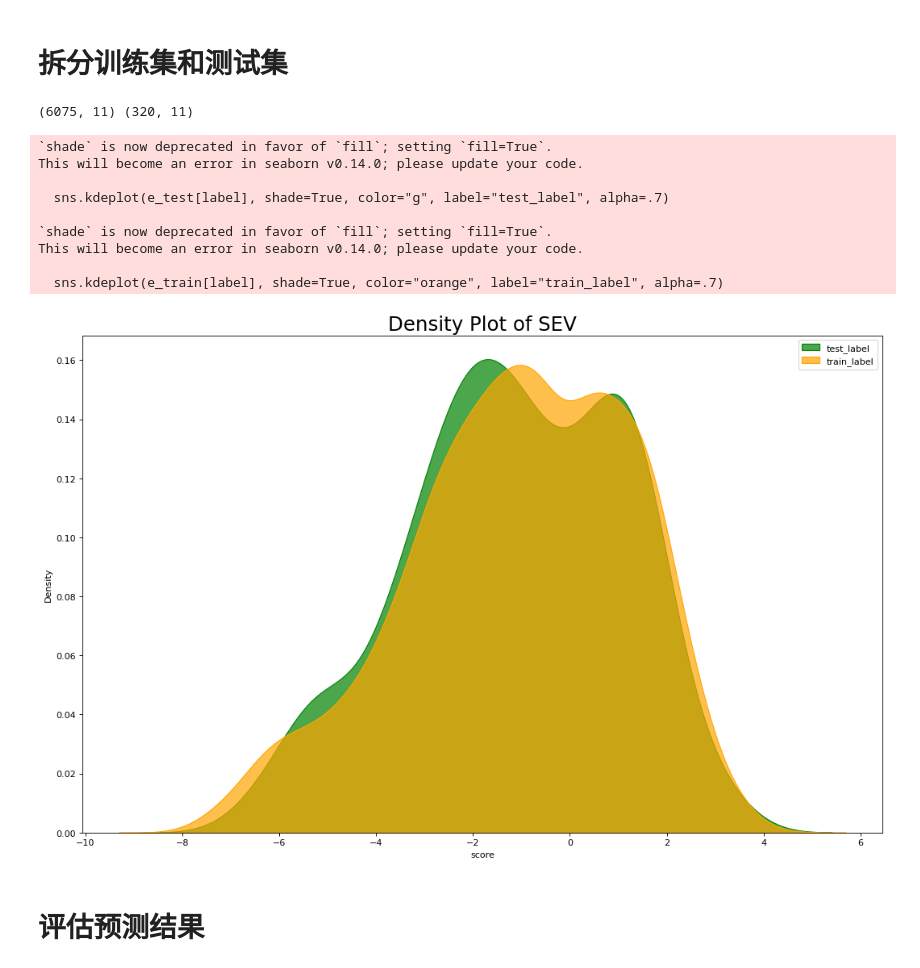
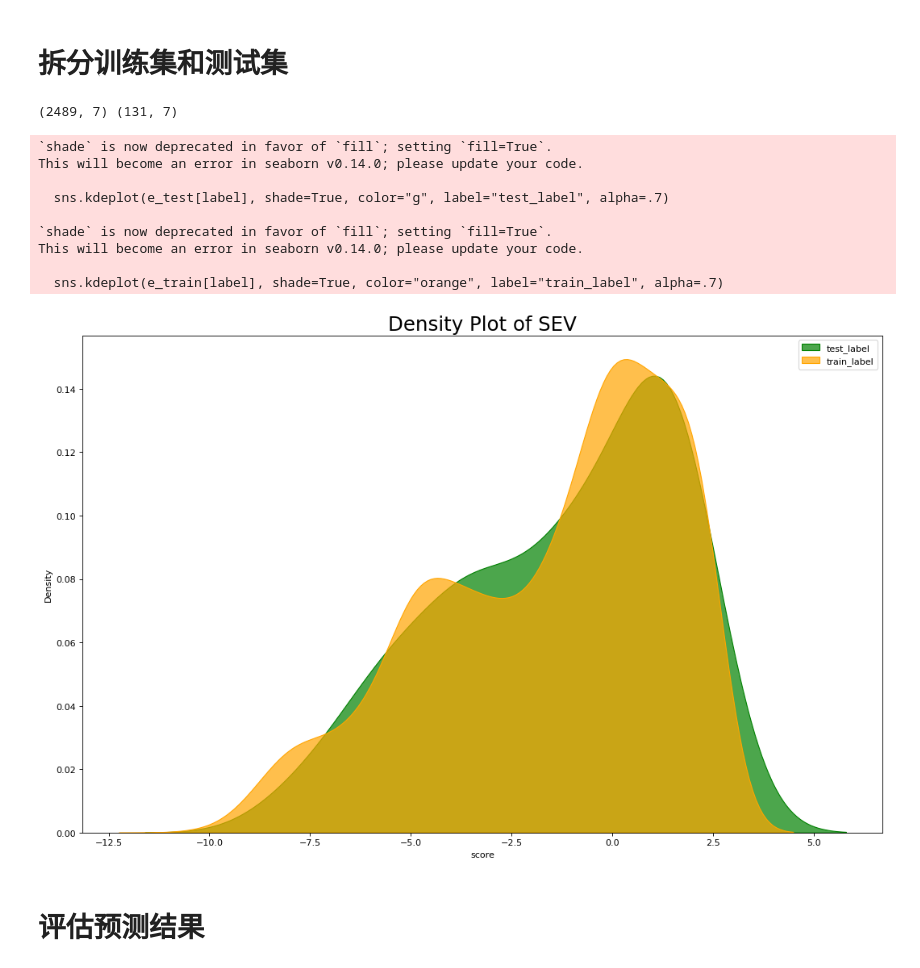
Before and after one commit to txdas/biotech, a Jupyter notebook: notebook/SEV_Promoter/1.preprocess.ipynb, the cells around one changed output. Saved outputs shown, nothing was run; the diff lists cells and outputs as text; code cells hidden in the pictures.

```diff
--- a/notebook/SEV_Promoter/1.preprocess.ipynb
+++ b/notebook/SEV_Promoter/1.preprocess.ipynb
@@ -7,58 +7,55 @@ import matplotlib.pyplot as plt
 import seaborn as sns
 from sklearn.model_selection import StratifiedShuffleSplit
 # 密度图
-datadir = "/Users/john/Desktop/sev" #mutation_db_118
+name="pl3-1-2"
+datadir=f"/Users/john/data/sev/results"
 
-train_df = pd.read_csv(f"{datadir}/dna240610_rna240611-1_train.csv")
-test_df = pd.read_csv(f"{datadir}/dna240610_rna240611-1_test.csv")
-df = pd.concat([train_df,test_df])
-# df = pd.read_csv("/Users/john/Desktop/sev/DNA_RNA_DAY5.csv")
-# df = pd.read_csv("/Users/john/Desktop/sev/dna240610_rna240617-1_score.csv")
-# df = pd.read_csv("/Users/john/Desktop/sev/DNA_RNA_DAY5_BARCODE.csv")
-
-# df["seq"] =df["dna_seq"]
-df["abs_score"] = df["rna_counts"]/df["plasmid_counts"]
-df["score"] = np.log(df["abs_score"])
+df = pd.read_csv(f"{datadir}/{name}/{name}_final.csv")
+# df = pd.read_csv(f"{datadir}/{name}_merge.csv")
+# df["seq"] =df.apply(lambda x:x["seq"]+"ATG"+x["barcode"], axis=1)
 df["length"] = df["seq"].apply(lambda x:len(x))
 df["ttype"] = df["seq"].apply(lambda x:len(x)==118)
-# df=df[(df["plasmid_counts"]>=30)&(df["rna_counts"]>=5)]
-df=df[(df["plasmid_counts"]>=100)]
+df["abs_score"]=df["rna_counts"]/df["plasmid_counts"]
+df=df[(df["plasmid_counts"]>=15)&(df["abs_score"]<=100)]
+# df=df[(df["plasmid_counts"]>=10)]
+frac = df["plasmid_counts"].sum()/df["rna_counts"].sum()
+df["score"]=np.log(df["abs_score"]*frac)
 # df = df[(df["abs_score"]<=30)&(df["plasmid_counts"]>=20)&(df["length"]<125)&(110<=df["length"])]
 split = StratifiedShuffleSplit(n_splits=1, test_size=0.05, random_state=42)
-for train_idx, test_idx in split.split(df, df["length"]):
+for train_idx, test_idx in split.split(df, df["ttype"]):
     e_train = df.iloc[train_idx].reset_index(drop=True)
     e_test = df.iloc[test_idx].reset_index(drop=True)
 print(e_train.shape, e_test.shape)
 # e_train = df.sample(frac=0.95)
 # e_test= df[~df.index.isin(e_train.index)]
-e_train.to_csv(f"{datadir}/train.csv")
-e_test.to_csv(f"{datadir}/test.csv")
+e_train.to_csv(f"{datadir}/{name}/{name}_train.csv")
+e_test.to_csv(f"{datadir}/{name}/{name}_test.csv")
 
 
 # Draw Plot
 label = "score" # abs_score,length, score
 plt.figure(figsize=(16,10), dpi= 80)
 sns.kdeplot(e_test[label], shade=True, color="g", label="test_label", alpha=.7)
 sns.kdeplot(e_train[label], shade=True, color="orange", label="train_label", alpha=.7)
 # sns.kdeplot(e_train['score'], shade=True, color="black", label="train_label", alpha=.7)
 # sns.kdeplot(e_test['pred'], shade=True, color="dodgerblue", label="test_pred", alpha=.7)
 
 # Decoration
 plt.title('Density Plot of SEV', fontsize=22)
 plt.legend()
 plt.show()
 # %% [output]
-(6075, 11) (320, 11)
+(2489, 7) (131, 7)
 `shade` is now deprecated in favor of `fill`; setting `fill=True`.
 This will become an error in seaborn v0.14.0; please update your code.
 
   sns.kdeplot(e_test[label], shade=True, color="g", label="test_label", alpha=.7)
 
 `shade` is now deprecated in favor of `fill`; setting `fill=True`.
 This will become an error in seaborn v0.14.0; please update your code.
 
   sns.kdeplot(e_train[label], shade=True, color="orange", label="train_label", alpha=.7)
-[figure, old version]
+[figure, new version]
 # %% [markdown]
 # 评估预测结果
 # %%
```
Also changed, not shown: parts of 13 cells of this notebook, 18 other files.
